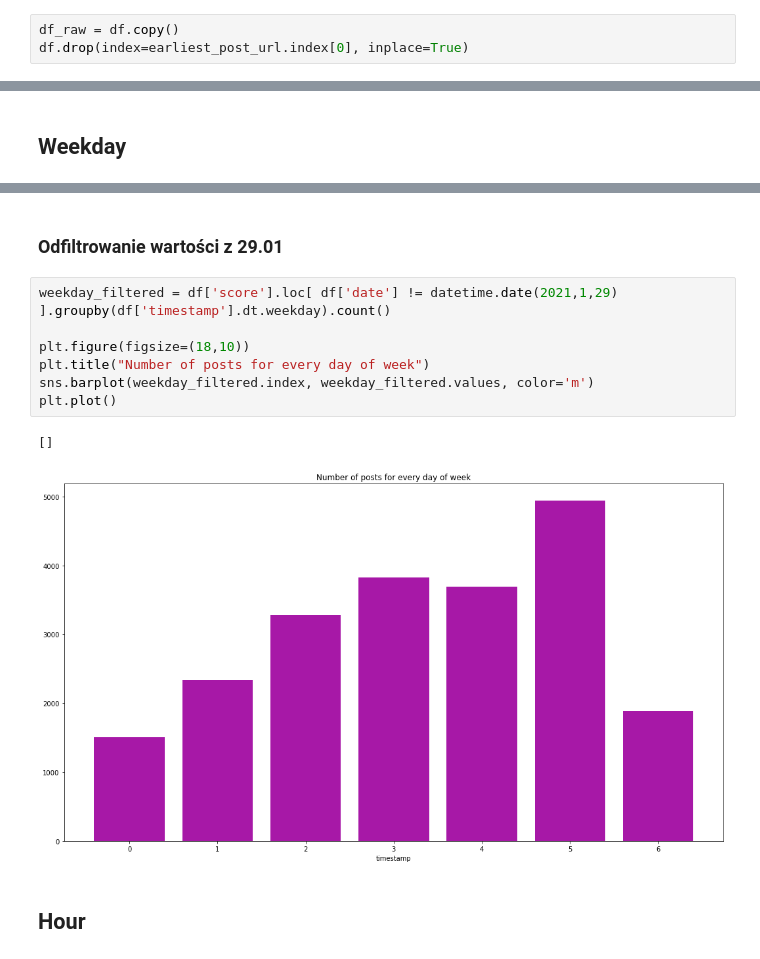
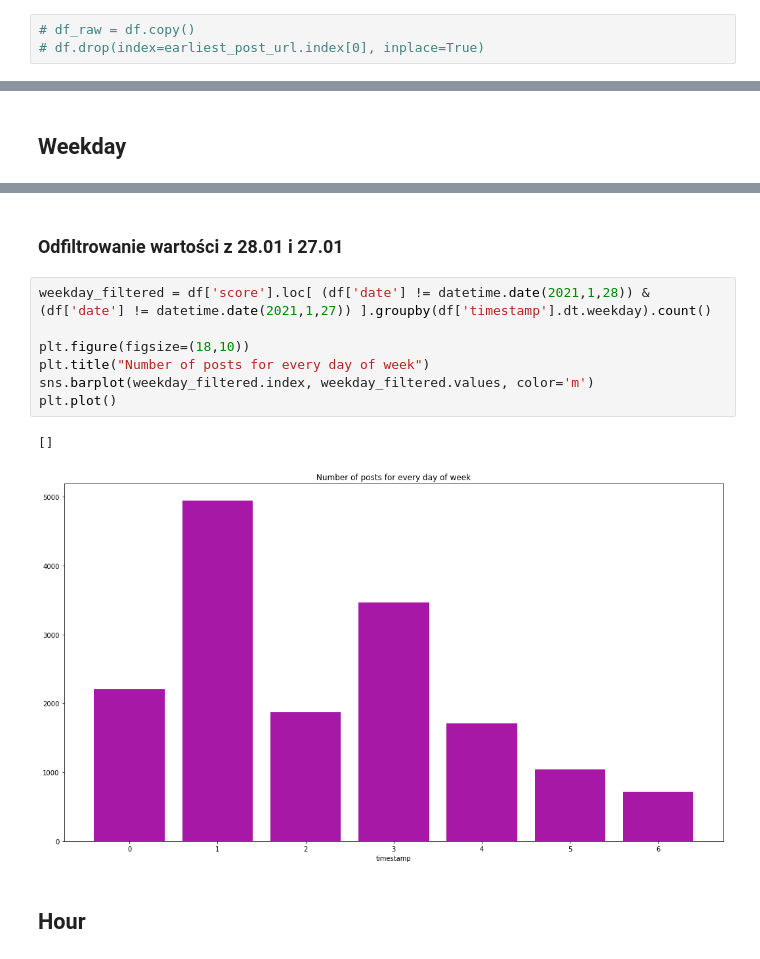
Before and after one commit to avamys/ped-wsb, a Jupyter notebook: 01-text-features.ipynb, the cells around one changed output, grey strips where cells are left out. Cells and saved outputs as stored; diff of their text form.

```diff
--- a/01-text-features.ipynb
+++ b/01-text-features.ipynb
@@ -75,6 +80,6 @@ https://www.reddit.com/r/wallstreetbets/comments/j1fmmo/cbat_sunw_spi_oxbr_yall_
 # %%
-df_raw = df.copy()
-df.drop(index=earliest_post_url.index[0], inplace=True)
+# df_raw = df.copy()
+# df.drop(index=earliest_post_url.index[0], inplace=True)
 # %% [markdown]
 ## Nan
 # %%
@@ -207,15 +217,15 @@ plt.plot()
 # %% [markdown]
-### Odfiltrowanie wartości z 29.01
+### Odfiltrowanie wartości z 28.01 i 27.01
 # %%
-weekday_filtered = df['score'].loc[ df['date'] != datetime.date(2021,1,29) ].groupby(df['timestamp'].dt.weekday).count()
+weekday_filtered = df['score'].loc[ (df['date'] != datetime.date(2021,1,28)) & (df['date'] != datetime.date(2021,1,27)) ].groupby(df['timestamp'].dt.weekday).count()
 
 plt.figure(figsize=(18,10))
 plt.title("Number of posts for every day of week")
 sns.barplot(weekday_filtered.index, weekday_filtered.values, color='m')
 plt.plot()
 # %% [output]
 []
-[figure, old version]
+[figure, new version]
 # %% [markdown]
 ## Hour
 # %%
```
Also changed, not shown: parts of 32 cells of this notebook, 1 other file.
